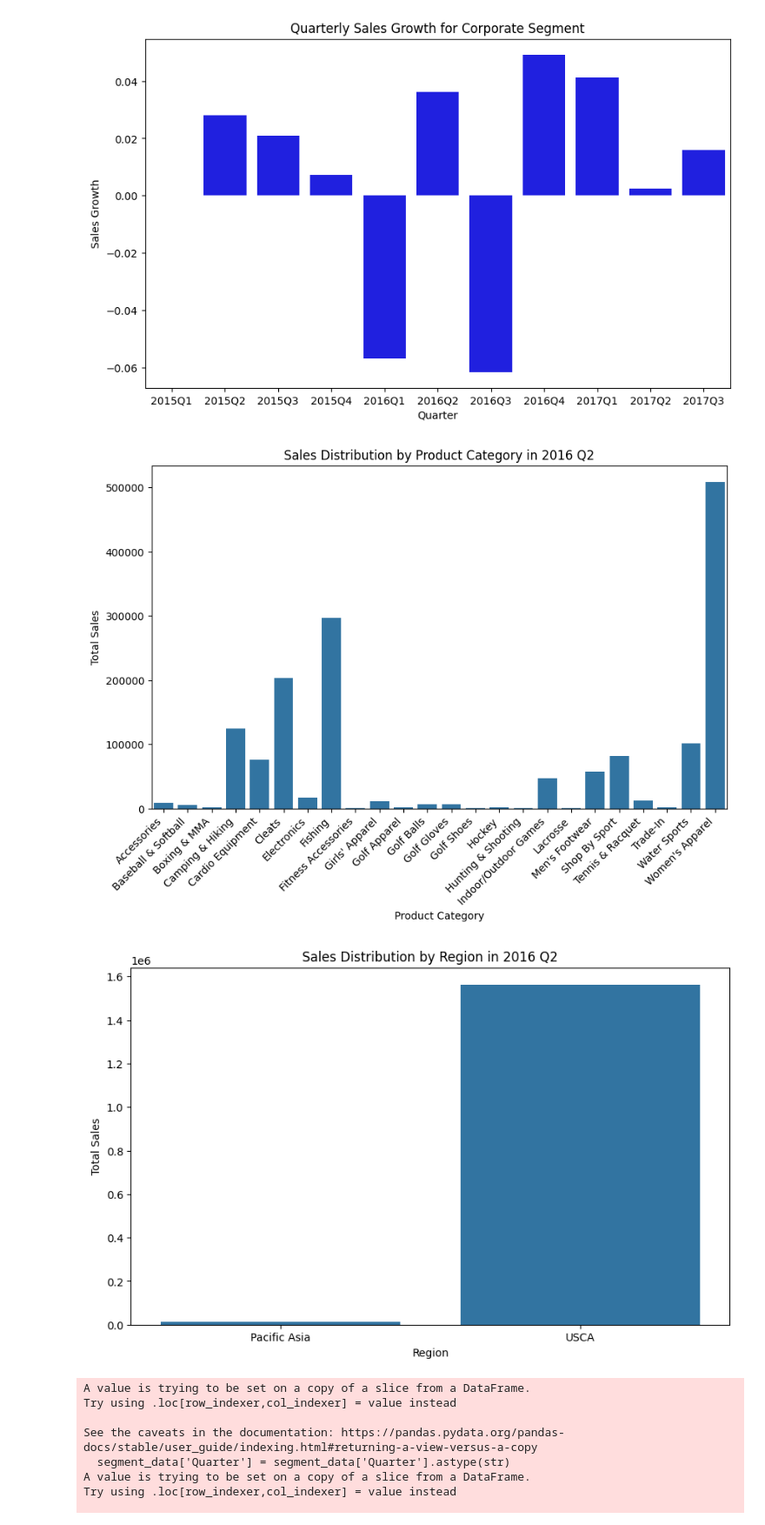
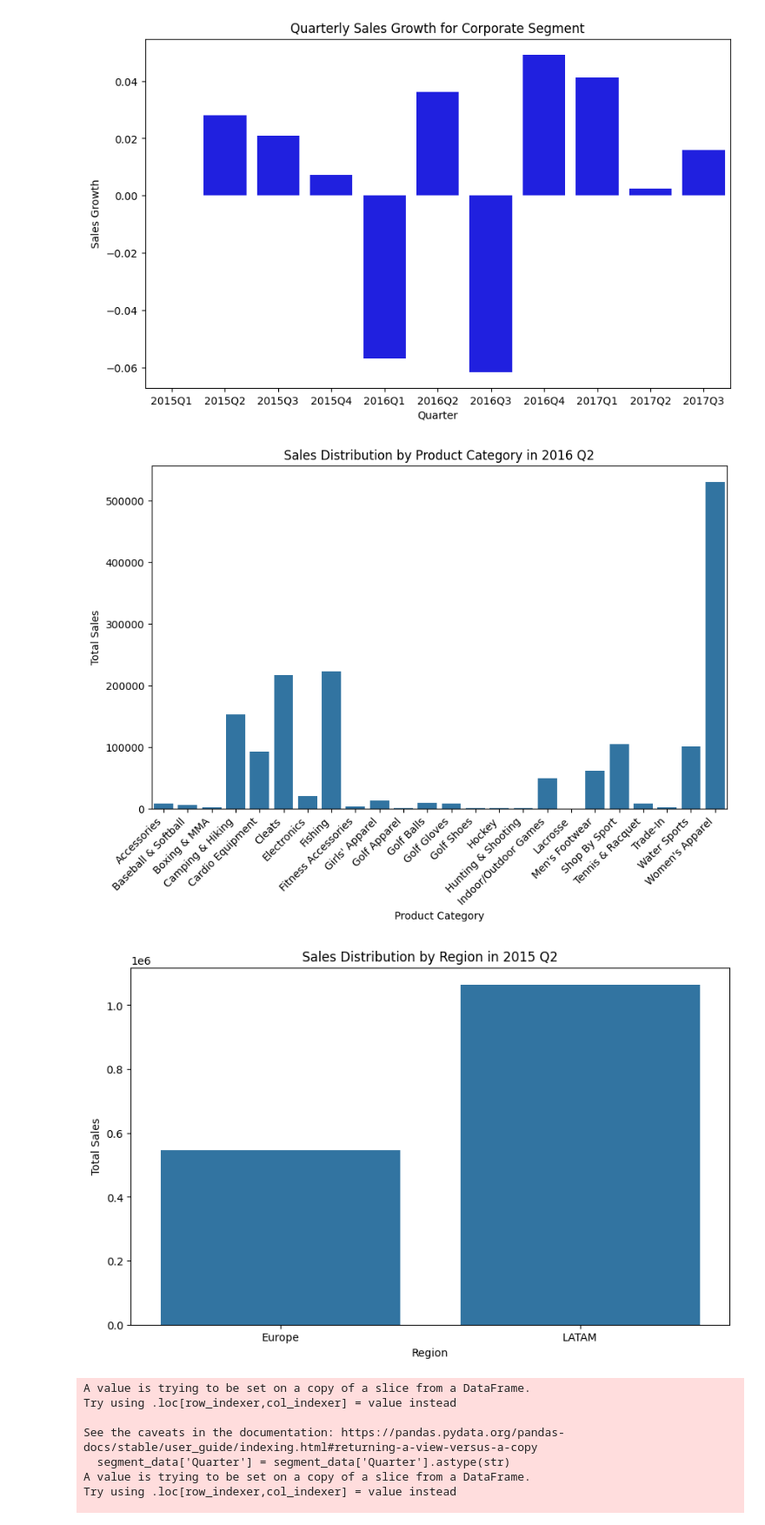
Before and after one commit to CCNY-Analytics-and-Quant/Branly_BAF23, a Jupyter notebook: Final Project V2.ipynb, the cells around one changed output. Shown at 87% size. Drawn from its saved outputs; the diff is of its cells as text; code cells hidden in the pictures.

```diff
--- a/Final Project V2.ipynb
+++ b/Final Project V2.ipynb
@@ -78,30 +78,30 @@ for segment in customer_segments:
 [figure]
 [figure]
 # %%
-q2_data = df_consumer[(df_consumer['OrderDate'] >= '2016-04-01') & (df['OrderDate'] < '2016-07-01')]
+q2_data = df_consumer[(df_consumer['OrderDate'] >= '2015-04-01') & (df['OrderDate'] < '2015-07-01')]
 q2_2017_data = df_consumer[(df_consumer['OrderDate'] >= '2017-04-01') & (df['OrderDate'] < '2017-07-01')]
 q3_data = df_consumer[(df_consumer['OrderDate'] >= '2016-07-01') & (df['OrderDate'] < '2016-10-01')]
 
 sales_by_product = q2_data.groupby('Category_Name')['Sales'].sum().reset_index()
 sales_by_region = q2_data.groupby('Market')['Sales'].sum().reset_index()
 
 plt.figure(figsize=(10, 6))
 sns.barplot(x='Category_Name', y='Sales', data=sales_by_product)
 plt.title('Sales Distribution by Product Category in 2016 Q2')
 plt.xlabel('Product Category')
 plt.ylabel('Total Sales')
 plt.xticks(rotation=45, ha='right')
 plt.show()
 
 plt.figure(figsize=(10, 6))
 sns.barplot(x='Market', y='Sales', data=sales_by_region)
-plt.title('Sales Distribution by Region in 2016 Q2')
+plt.title('Sales Distribution by Region in 2015 Q2')
 plt.xlabel('Region')
 plt.ylabel('Total Sales')
 plt.show()
 # %% [output]
-[figure, old version]
+[figure, new version]
-[figure, old version]
+[figure, new version]
 # %%
 
 df = df.sort_values(by='OrderDate')
```
Also changed, not shown: parts of 2 cells of this notebook, 1 other file.
